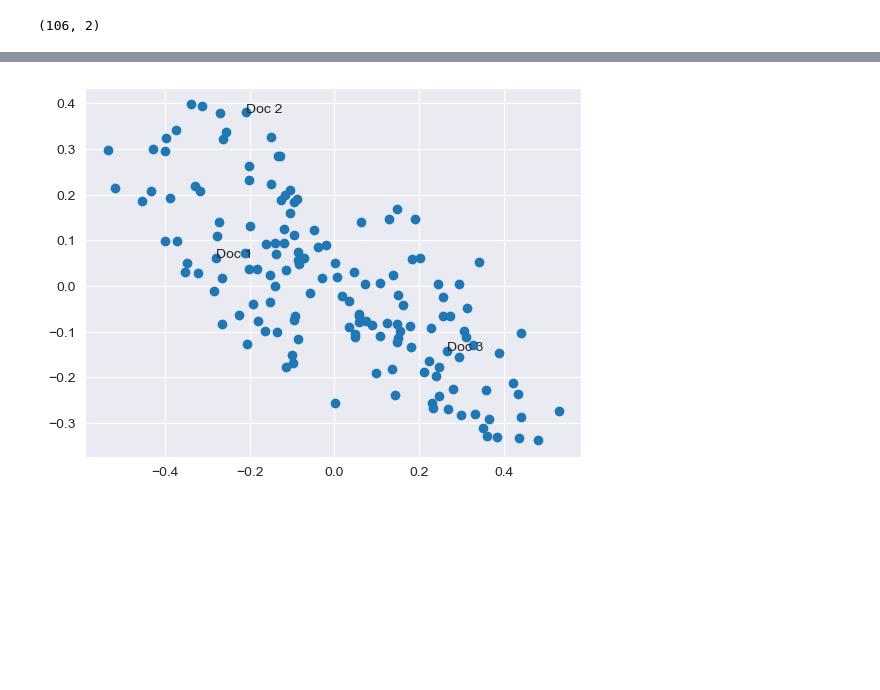
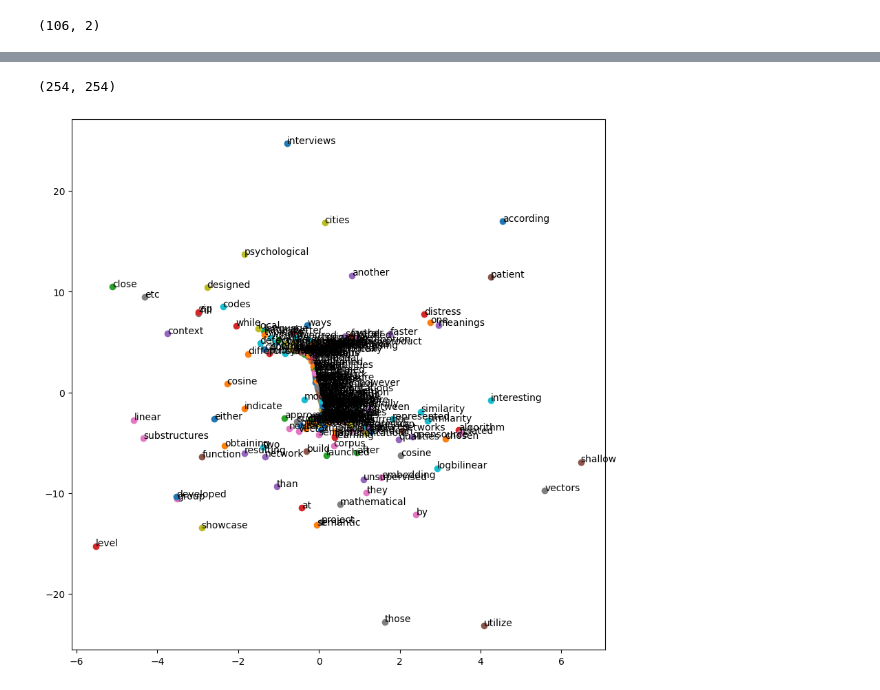
Before and after one commit to MH0386/Word2Vec, a Jupyter notebook: word2vec.ipynb, the cells around one changed output, grey strips where cells are left out. Drawn from its saved outputs; the diff is of its cells as text; code cells hidden in the pictures; blank space fills up the shorter version.

Commit message:
Kaggle Notebook | Word2Vec | Version 3

```diff
--- a/word2vec.ipynb
+++ b/word2vec.ipynb
@@ -776,12 +775,0 @@ sns.heatmap(euclideanDistances, cmap="YlGnBu")
-# %%
-from sklearn.manifold import MDS
-
-mds = MDS(n_components=2, dissimilarity="precomputed")
-results = mds.fit(cosine_similarity(embedding1, embedding1))
-
-# Plot the results
-plt.scatter(results.embedding_[:, 0], results.embedding_[:, 1])
-for i, txt in enumerate(["Doc 1", "Doc 2", "Doc 3"]):
-    plt.annotate(txt, (results.embedding_[i, 0], results.embedding_[i, 1]))
-# %% [output]
-[figure, removed]
@@ -787,0 +778,23 @@ for i, txt in enumerate(["Doc 1", "Doc 2", "Doc 3"]):
+# %%
+embedding1 = np.array(embedding1)
+embedding2 = np.array(embedding2)
+embedding = np.concatenate((embedding1, embedding2), axis=0)
+embedding_s = np.cov(embedding)
+embedding_s.shape
+# %% [output]
+(254, 254)
+# %%
+mds = MDS(n_components=2, dissimilarity="precomputed", random_state=1)
+
+pos = mds.fit_transform(embedding_s)
+
+xs, ys = pos[:, 0], pos[:, 1]
+# %%
+plt.figure(figsize=(10, 10))
+for x, y, name in zip(xs, ys, list(unique_word_dict1.keys()) + list(unique_word_dict2.keys())):
+    plt.scatter(x, y)
+    plt.annotate(name, (x, y))
+
+plt.show()
+# %% [output]
+[figure, added]
```
Also changed, not shown: parts of 19 cells of this notebook.
